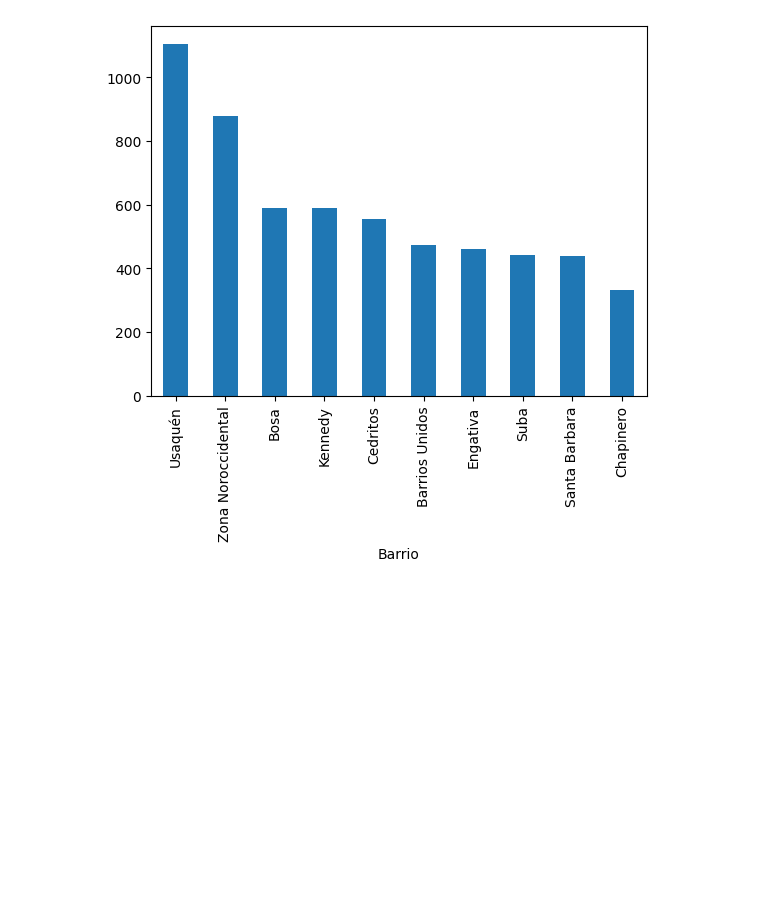
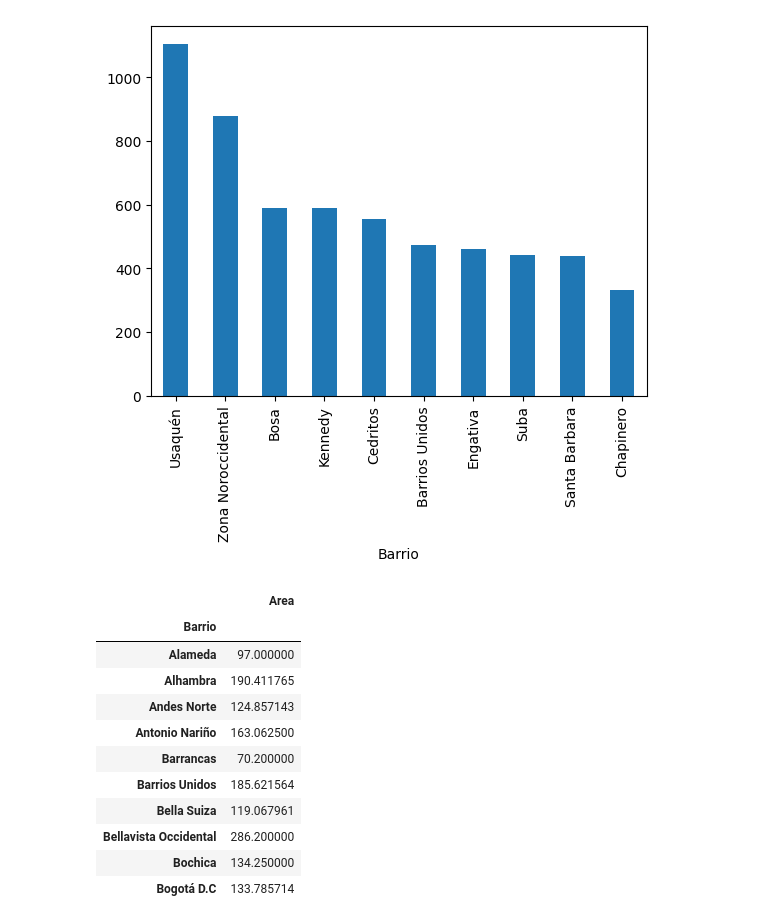
Before and after one commit to GabrielAlvB/Inmersion_Datos_Alura, a Jupyter notebook: 1_inmuebles.ipynb, the cells around one changed output. Drawn from its saved outputs; the diff is of its cells as text; code cells hidden in the pictures; blank space fills up the shorter version.

Commit message:
using groupby and mean

```diff
--- a/1_inmuebles.ipynb
+++ b/1_inmuebles.ipynb
@@ -150,3 +150,23 @@ inmuebles_barrio.head(10).plot.bar()
 # %% [output]
 <AxesSubplot:xlabel='Barrio'>
 [figure]
+# %%
+#promedio de todos los barrios, top 10
+# Agrupar datos por barrio y calcular el promedio
+datos_area_barrio=inmuebles[['Barrio','Area']]
+promedio_area_por_barrio=datos_area_barrio.groupby('Barrio').mean()
+# Mostrar el resultado
+promedio_area_por_barrio.head(10)
+# %% [output]
+|  | Area |
+| Barrio |  |
+| Alameda | 97.000000 |
+| Alhambra | 190.411765 |
+| Andes Norte | 124.857143 |
+| Antonio Nariño | 163.062500 |
+| Barrancas | 70.200000 |
+| Barrios Unidos | 185.621564 |
+| Bella Suiza | 119.067961 |
+| Bellavista Occidental | 286.200000 |
+| Bochica | 134.250000 |
+| Bogotá D.C | 133.785714 |
```
Also changed, not shown: parts of 2 cells of this notebook.
